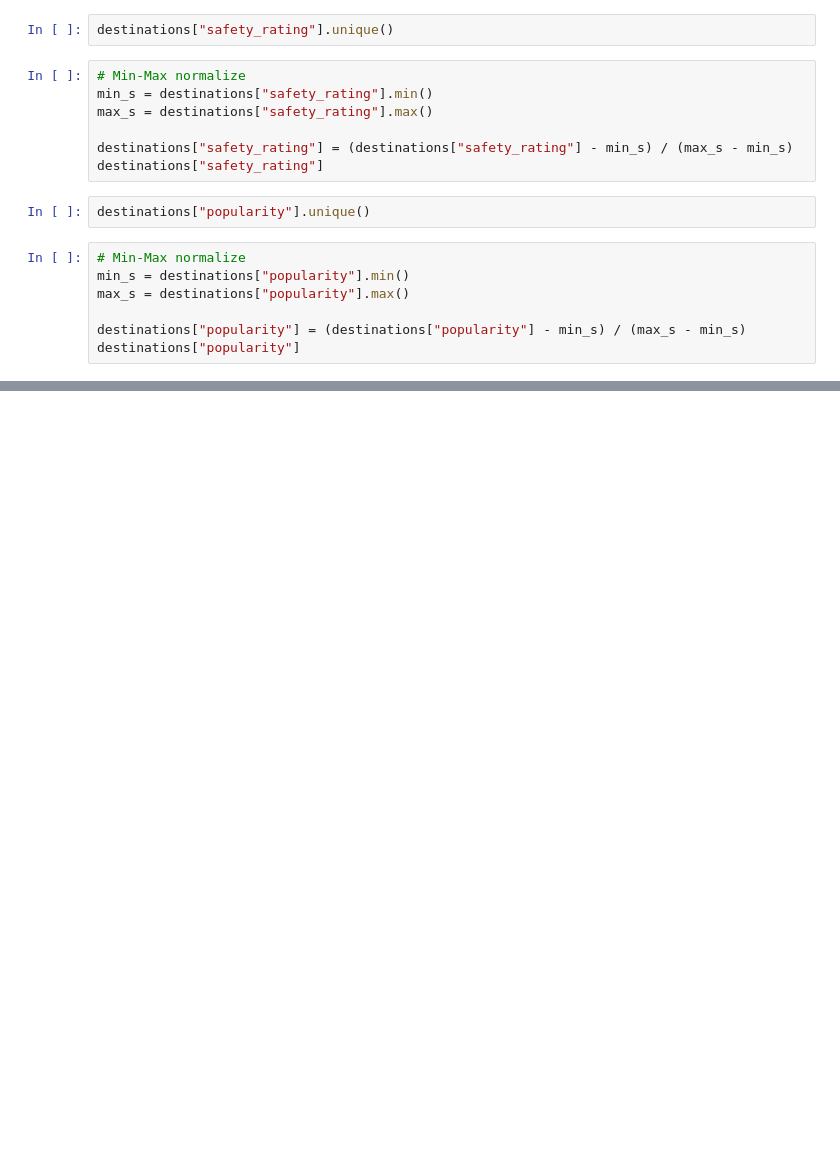
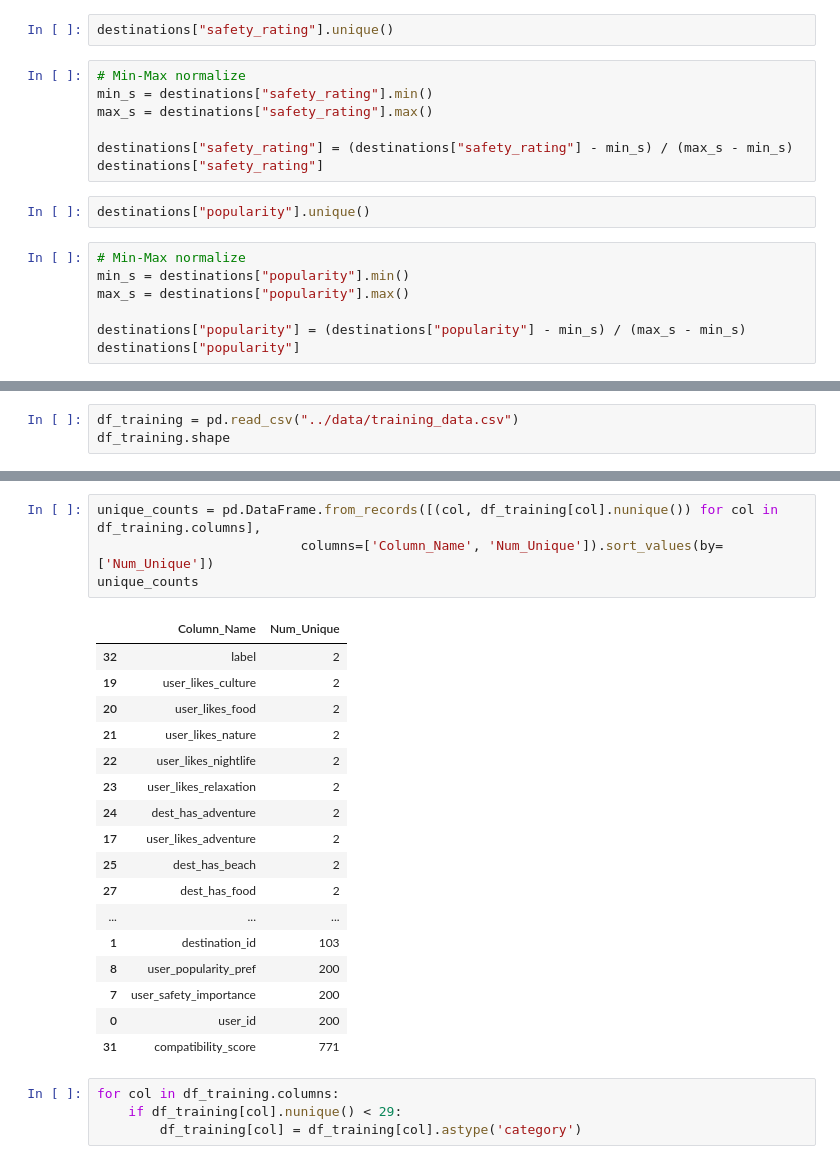
Before and after one commit to tijanatoskovic/Travel-Recommendation, a Jupyter notebook: nn/neural_network.ipynb, the cells around one changed output, grey strips where cells are left out. Drawn from its saved outputs; the diff is of its cells as text; blank space fills up the shorter version.

```diff
--- a/nn/neural_network.ipynb
+++ b/nn/neural_network.ipynb
@@ -43,0 +46,3 @@ destinations["popularity"]
+# %%
+df_training = pd.read_csv("../data/training_data.csv")
+df_training.shape
@@ -43,0 +73,26 @@ destinations["popularity"]
+# %%
+unique_counts = pd.DataFrame.from_records([(col, df_training[col].nunique()) for col in df_training.columns],
+                          columns=['Column_Name', 'Num_Unique']).sort_values(by=['Num_Unique'])
+unique_counts
+# %% [output]
+|  | Column_Name | Num_Unique |
+| 32 | label | 2 |
+| 19 | user_likes_culture | 2 |
+| 20 | user_likes_food | 2 |
+| 21 | user_likes_nature | 2 |
+| 22 | user_likes_nightlife | 2 |
+| 23 | user_likes_relaxation | 2 |
+| 24 | dest_has_adventure | 2 |
+| 17 | user_likes_adventure | 2 |
+| 25 | dest_has_beach | 2 |
+| 27 | dest_has_food | 2 |
+| ... | ... | ... |
+| 1 | destination_id | 103 |
+| 8 | user_popularity_pref | 200 |
+| 7 | user_safety_importance | 200 |
+| 0 | user_id | 200 |
+| 31 | compatibility_score | 771 |
+# %%
+for col in df_training.columns:
+    if df_training[col].nunique() < 29:
+        df_training[col] = df_training[col].astype('category')
```
Also changed, not shown: parts of 19 cells of this notebook.
